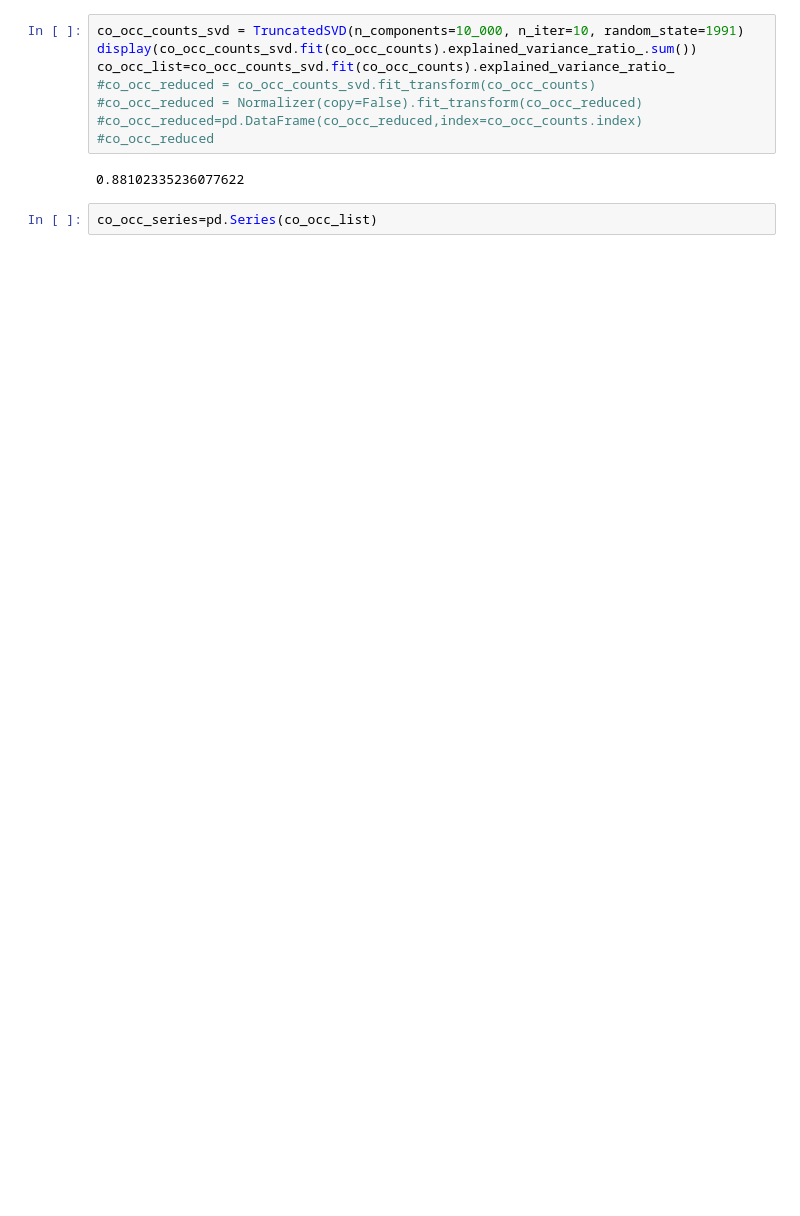
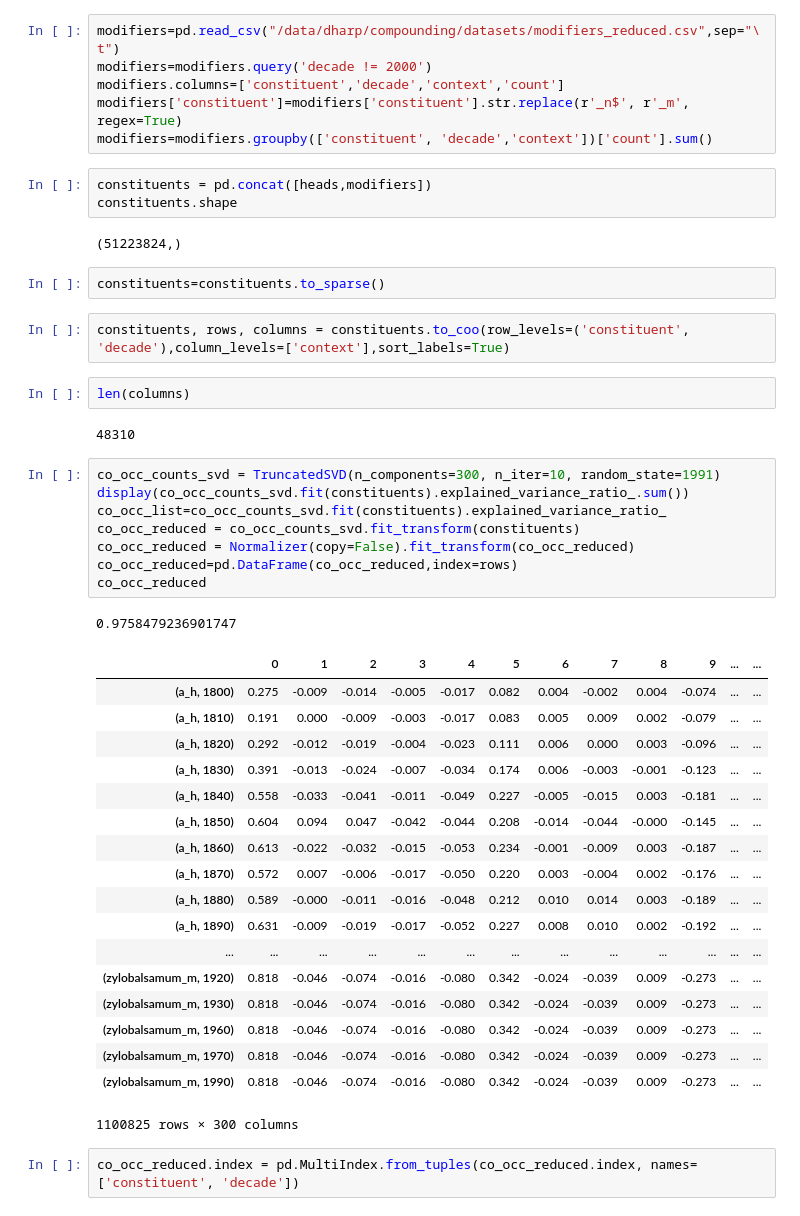
Before and after one commit to prajitdhar/Compounding, a Jupyter notebook: novel_compound_generator/CDSM.ipynb, the cells around one changed output. Drawn from its saved outputs; the diff is of its cells as text; blank space fills up the shorter version.

```diff
--- a/novel_compound_generator/CDSM.ipynb
+++ b/novel_compound_generator/CDSM.ipynb
@@ -87,13 +20,50 @@ co_occ_counts
+# %%
+modifiers=pd.read_csv("/data/dharp/compounding/datasets/modifiers_reduced.csv",sep="\t")
+modifiers=modifiers.query('decade != 2000')
+modifiers.columns=['constituent','decade','context','count']
+modifiers['constituent']=modifiers['constituent'].str.replace(r'_n$', r'_m', regex=True)
+modifiers=modifiers.groupby(['constituent', 'decade','context'])['count'].sum()
+# %%
+constituents = pd.concat([heads,modifiers])
+constituents.shape
+# %% [output]
+(51223824,)
+# %%
+constituents=constituents.to_sparse()
+# %%
+constituents, rows, columns = constituents.to_coo(row_levels=('constituent', 'decade'),column_levels=['context'],sort_labels=True)
+# %%
+len(columns)
+# %% [output]
+48310
 # %%
-co_occ_counts_svd = TruncatedSVD(n_components=10_000, n_iter=10, random_state=1991)
-display(co_occ_counts_svd.fit(co_occ_counts).explained_variance_ratio_.sum())
-co_occ_list=co_occ_counts_svd.fit(co_occ_counts).explained_variance_ratio_
-#co_occ_reduced = co_occ_counts_svd.fit_transform(co_occ_counts)
-#co_occ_reduced = Normalizer(copy=False).fit_transform(co_occ_reduced)
-#co_occ_reduced=pd.DataFrame(co_occ_reduced,index=co_occ_counts.index)
-#co_occ_reduced
+co_occ_counts_svd = TruncatedSVD(n_components=300, n_iter=10, random_state=1991)
+display(co_occ_counts_svd.fit(constituents).explained_variance_ratio_.sum())
+co_occ_list=co_occ_counts_svd.fit(constituents).explained_variance_ratio_
+co_occ_reduced = co_occ_counts_svd.fit_transform(constituents)
+co_occ_reduced = Normalizer(copy=False).fit_transform(co_occ_reduced)
+co_occ_reduced=pd.DataFrame(co_occ_reduced,index=rows)
+co_occ_reduced
 # %% [output]
-0.88102335236077622
+0.9758479236901747
+|  | 0 | 1 | 2 | 3 | 4 | 5 | 6 | 7 | 8 | 9 | ... | ... |
+| (a_h, 1800) | 0.275 | -0.009 | -0.014 | -0.005 | -0.017 | 0.082 | 0.004 | -0.002 | 0.004 | -0.074 | ... | ... |
+| (a_h, 1810) | 0.191 | 0.000 | -0.009 | -0.003 | -0.017 | 0.083 | 0.005 | 0.009 | 0.002 | -0.079 | ... | ... |
+| (a_h, 1820) | 0.292 | -0.012 | -0.019 | -0.004 | -0.023 | 0.111 | 0.006 | 0.000 | 0.003 | -0.096 | ... | ... |
+| (a_h, 1830) | 0.391 | -0.013 | -0.024 | -0.007 | -0.034 | 0.174 | 0.006 | -0.003 | -0.001 | -0.123 | ... | ... |
+| (a_h, 1840) | 0.558 | -0.033 | -0.041 | -0.011 | -0.049 | 0.227 | -0.005 | -0.015 | 0.003 | -0.181 | ... | ... |
+| (a_h, 1850) | 0.604 | 0.094 | 0.047 | -0.042 | -0.044 | 0.208 | -0.014 | -0.044 | -0.000 | -0.145 | ... | ... |
+| (a_h, 1860) | 0.613 | -0.022 | -0.032 | -0.015 | -0.053 | 0.234 | -0.001 | -0.009 | 0.003 | -0.187 | ... | ... |
+| (a_h, 1870) | 0.572 | 0.007 | -0.006 | -0.017 | -0.050 | 0.220 | 0.003 | -0.004 | 0.002 | -0.176 | ... | ... |
+| (a_h, 1880) | 0.589 | -0.000 | -0.011 | -0.016 | -0.048 | 0.212 | 0.010 | 0.014 | 0.003 | -0.189 | ... | ... |
+| (a_h, 1890) | 0.631 | -0.009 | -0.019 | -0.017 | -0.052 | 0.227 | 0.008 | 0.010 | 0.002 | -0.192 | ... | ... |
+| ... | ... | ... | ... | ... | ... | ... | ... | ... | ... | ... | ... | ... |
+| (zylobalsamum_m, 1920) | 0.818 | -0.046 | -0.074 | -0.016 | -0.080 | 0.342 | -0.024 | -0.039 | 0.009 | -0.273 | ... | ... |
+| (zylobalsamum_m, 1930) | 0.818 | -0.046 | -0.074 | -0.016 | -0.080 | 0.342 | -0.024 | -0.039 | 0.009 | -0.273 | ... | ... |
+| (zylobalsamum_m, 1960) | 0.818 | -0.046 | -0.074 | -0.016 | -0.080 | 0.342 | -0.024 | -0.039 | 0.009 | -0.273 | ... | ... |
+| (zylobalsamum_m, 1970) | 0.818 | -0.046 | -0.074 | -0.016 | -0.080 | 0.342 | -0.024 | -0.039 | 0.009 | -0.273 | ... | ... |
+| (zylobalsamum_m, 1990) | 0.818 | -0.046 | -0.074 | -0.016 | -0.080 | 0.342 | -0.024 | -0.039 | 0.009 | -0.273 | ... | ... |
+1100825 rows × 300 columns
-# %%
-co_occ_series=pd.Series(co_occ_list)
+# %%
+co_occ_reduced.index = pd.MultiIndex.from_tuples(co_occ_reduced.index, names=['constituent', 'decade'])
 # %%
```
Also changed, not shown: parts of 9 cells of this notebook, 17 other files.
